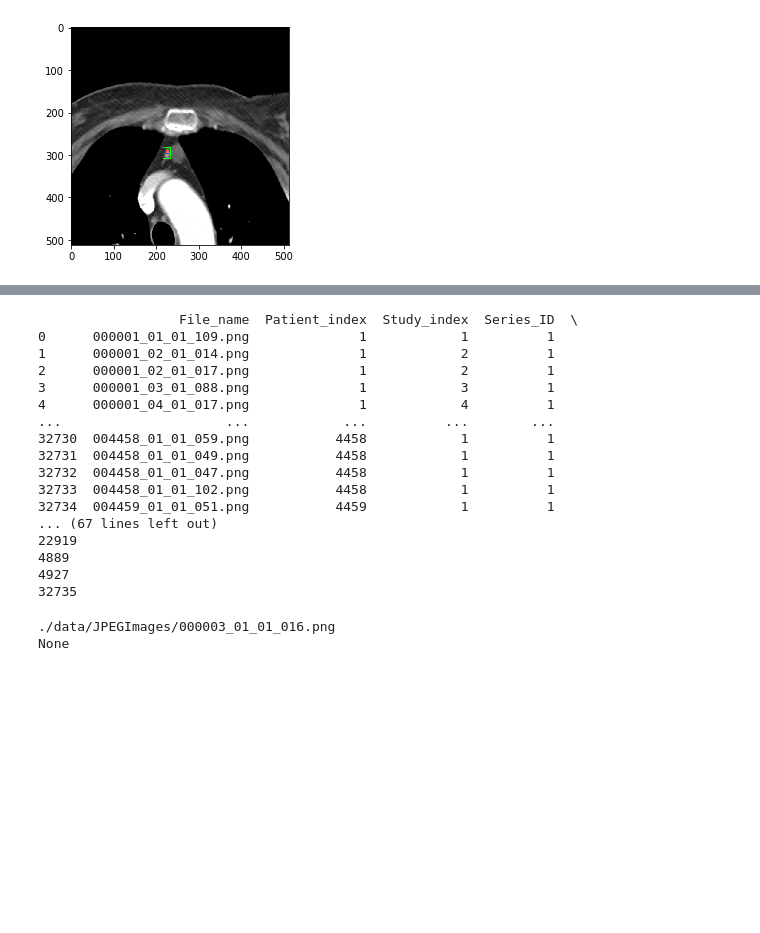
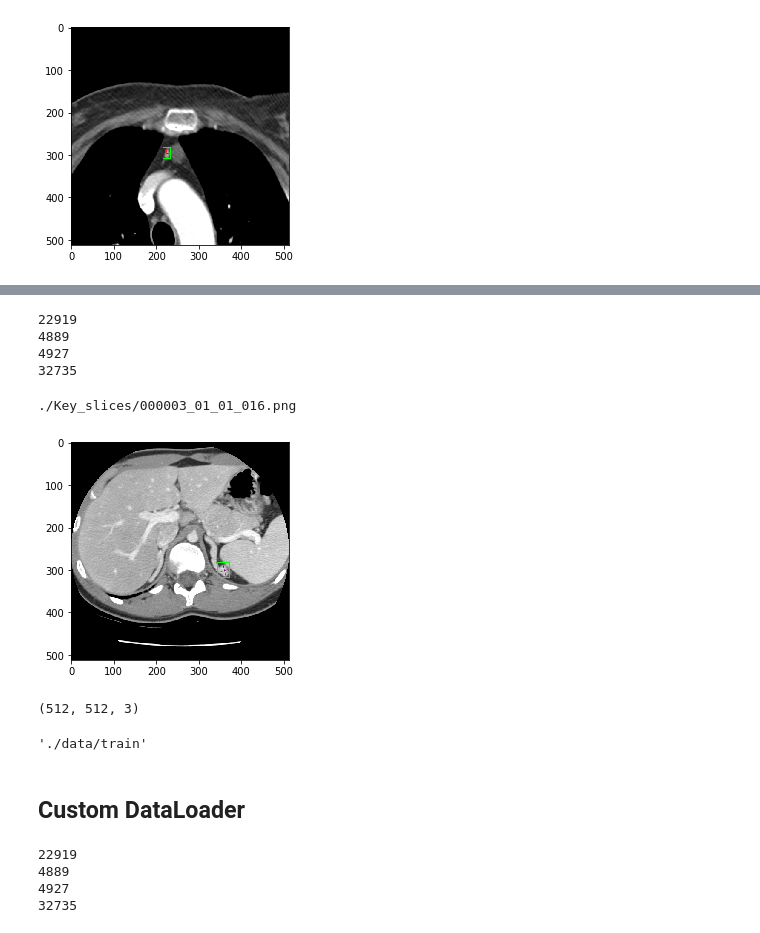
Before and after one commit to suikei-wang/RetinaNet-for-CT-Lesion-Detection, a Jupyter notebook: DataLoader.ipynb, the cells around one changed output, grey strips where cells are left out. Saved outputs shown, nothing was run; the diff lists cells and outputs as text; code cells hidden in the pictures; blank space fills up the shorter version.

Commit message:
Custom Data Loader completed

```diff
--- a/DataLoader.ipynb
+++ b/DataLoader.ipynb
@@ -120,12 +119,11 @@ plt.imshow(ct_images.get_train()[0][1])
 # %%
 csv_path = "./DL_info.csv"
-Image_slices_dir = "./data/JPEGImages"
+Image_slices_dir = "./Key_slices"
 train_data = "./data/train"
 valid_data = "./data/valid"
 test_data = "./data/test"
 # %%
 df = pd.read_csv(csv_path)
-print(df)
 train_df = df[df['Train_Val_Test']==1]
 validation_df = df[df['Train_Val_Test']==2]
 test_df = df[df['Train_Val_Test']==3]
@@ -136,31 +134,21 @@ print(len(test_df.index))
 
 print(len(train_df.index)+len(validation_df.index)+len(test_df.index))
 # %% [output]
-                  File_name  Patient_index  Study_index  Series_ID  \
-0      000001_01_01_109.png              1            1          1
-1      000001_02_01_014.png              1            2          1
-2      000001_02_01_017.png              1            2          1
-3      000001_03_01_088.png              1            3          1
-4      000001_04_01_017.png              1            4          1
-...                     ...            ...          ...        ...
-32730  004458_01_01_059.png           4458            1          1
-32731  004458_01_01_049.png           4458            1          1
-32732  004458_01_01_047.png           4458            1          1
-32733  004458_01_01_102.png           4458            1          1
-32734  004459_01_01_051.png           4459            1          1
-... (67 lines left out)
 22919
 4889
 4927
 32735
 # %%
 file_name = os.path.join(Image_slices_dir, train_df.iloc[0]['File_name'])
-print (file_name)
+print(file_name)
 image = cv2.imread(file_name)
-print(image)
-# plt.figure()
-# plt.imshow(image)
-# plt.show()
+plt.figure()
+plt.imshow(image)
+plt.show()
+print(image.shape)
+shutil.copy(file_name, train_data)
 # %% [output]
-./data/JPEGImages/000003_01_01_016.png
-None
+./Key_slices/000003_01_01_016.png
+[figure, added]
+(512, 512, 3)
+'./data/train'
@@ -166,0 +167,2 @@ None
+# %% [markdown]
+## Custom DataLoader
@@ -166,0 +206,15 @@ None
+# %%
+train_dataset = ImageDataset(root_dir=Image_slices_dir, dataset_type=1)
+validation_dataset = ImageDataset(root_dir=Image_slices_dir, dataset_type=2)
+test_dataset = ImageDataset(root_dir=Image_slices_dir, dataset_type=3)
+
+
+print(len(train_dataset))
+print(len(validation_dataset))
+print(len(test_dataset))
+print(len(train_dataset)+len(validation_dataset)+len(test_dataset))
+# %% [output]
+22919
+4889
+4927
+32735
```
Also changed, not shown: parts of 7 cells of this notebook.
